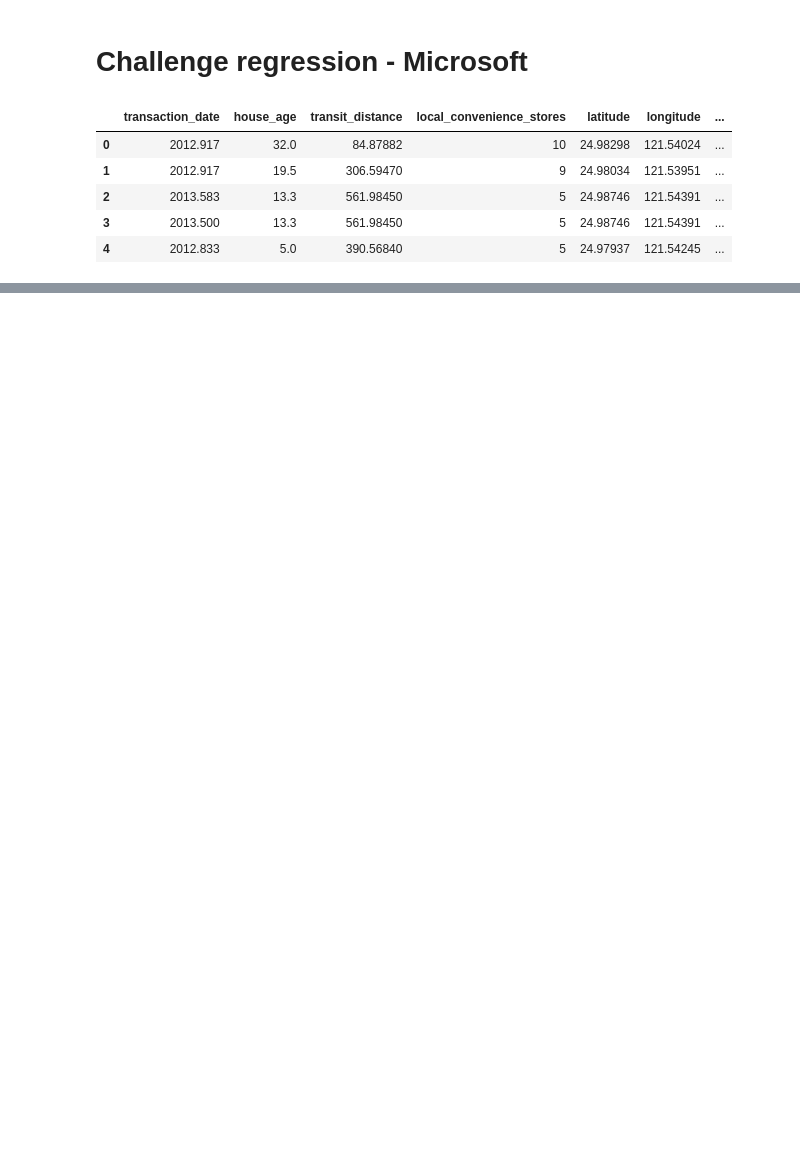
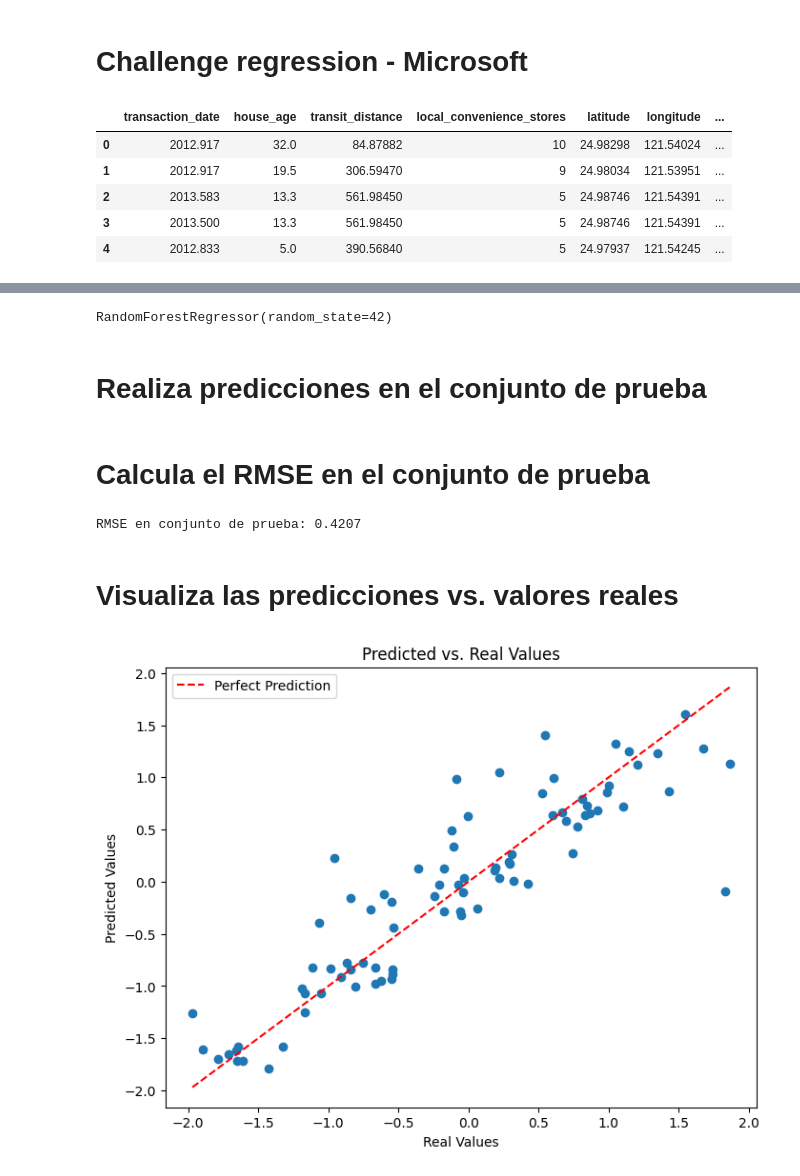
Before and after one commit to bona1204/MIcrosoft-ml, a Jupyter notebook: Real_State.ipynb, the cells around one changed output, grey strips where cells are left out. Drawn from its saved outputs; the diff is of its cells as text; code cells hidden in the pictures; blank space fills up the shorter version.

```diff
--- a/Real_State.ipynb
+++ b/Real_State.ipynb
@@ -17,0 +171,29 @@ data.head()
+# %%
+model = RandomForestRegressor(n_estimators=100, random_state=42)
+model.fit(X_train, y_train)
+# %% [output]
+RandomForestRegressor(random_state=42)
+# %% [markdown]
+# Realiza predicciones en el conjunto de prueba
+# %%
+y_pred = model.predict(X_test)
+# %% [markdown]
+# Calcula el RMSE en el conjunto de prueba
+# %%
+rmse = np.sqrt(mean_squared_error(y_test, y_pred))
+print(f'RMSE en conjunto de prueba: {rmse:.4f}')
+# %% [output]
+RMSE en conjunto de prueba: 0.4207
+# %% [markdown]
+# Visualiza las predicciones vs. valores reales
+# %%
+plt.figure(figsize=(8, 6))
+plt.scatter(y_test, y_pred)
+plt.plot([min(y_test), max(y_test)], [min(y_test), max(y_test)], linestyle='--', color='r', label='Perfect Prediction')
+plt.xlabel('Real Values')
+plt.ylabel('Predicted Values')
+plt.title('Predicted vs. Real Values')
+plt.legend()
+plt.show()
+# %% [output]
+[figure, added]
```
Also changed, not shown: parts of 26 cells of this notebook.
